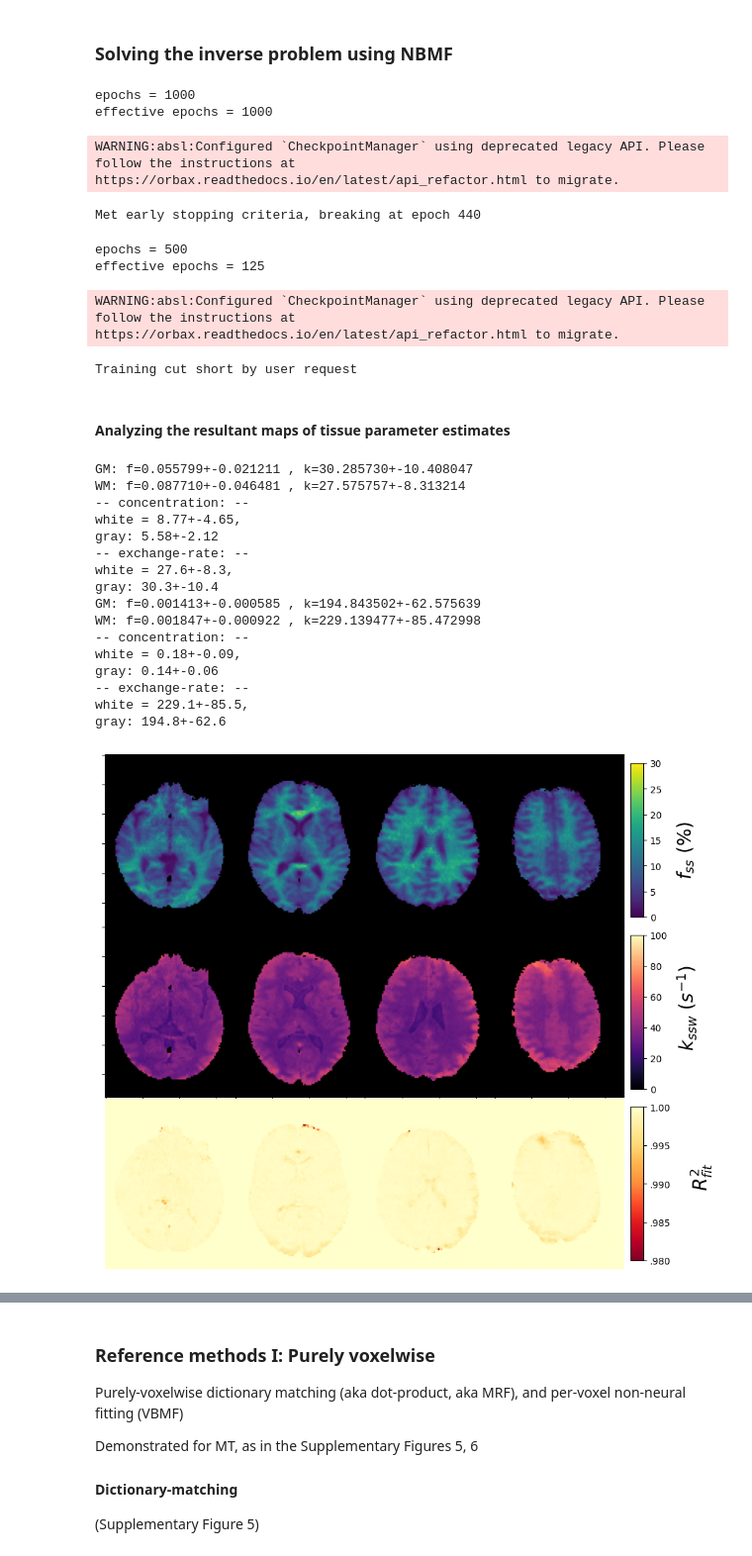
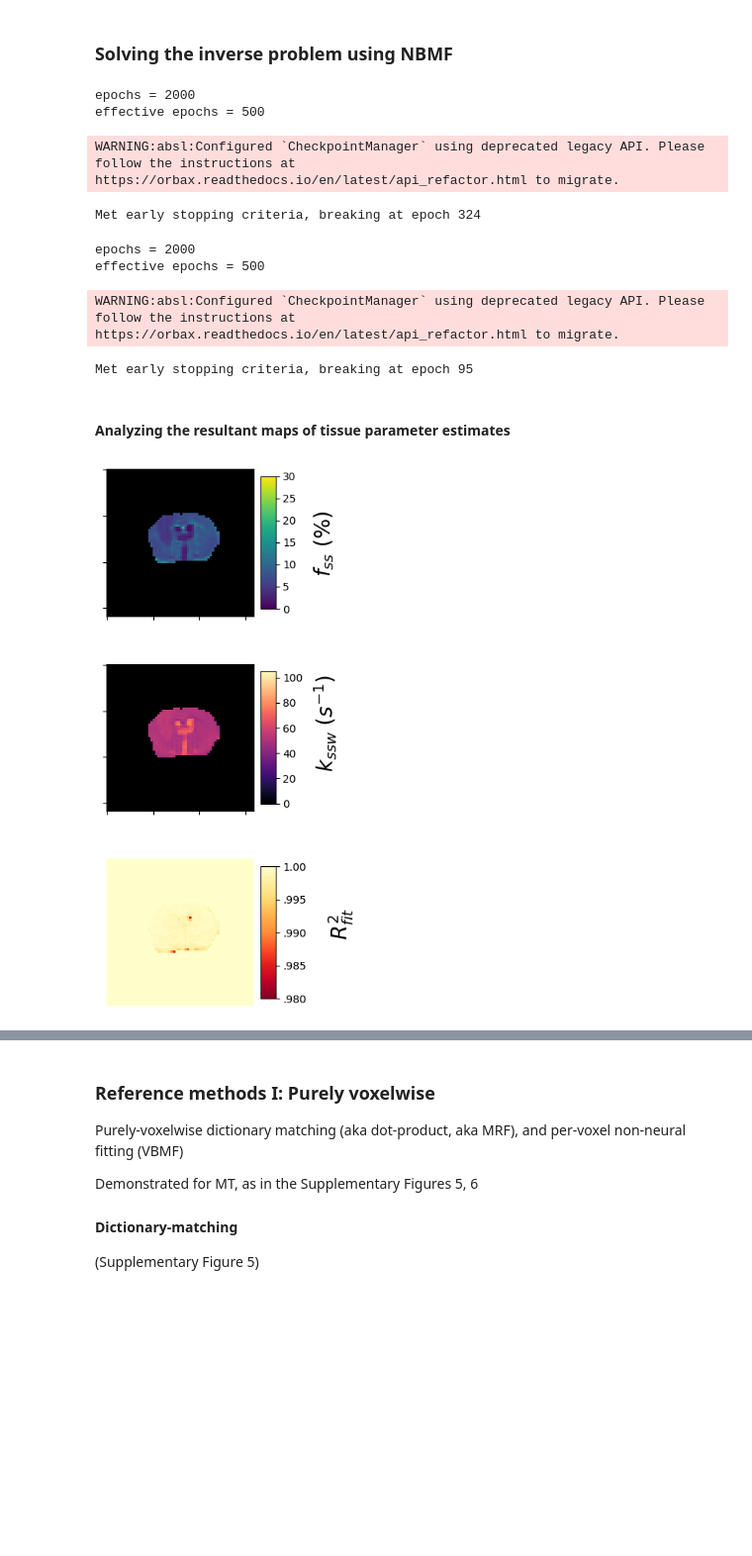
Before and after one commit to ronmoneta-tau/neural-fitting, a Jupyter notebook: Rons/demo_mice.ipynb, the cells around one changed output, grey strips where cells are left out. Shown at 99% size. Saved outputs shown, nothing was run; the diff lists cells and outputs as text; code cells hidden in the pictures; blank space fills up the shorter version.

```diff
--- a/Rons/demo_mice.ipynb
+++ b/Rons/demo_mice.ipynb
@@ -23,6 +23,9 @@ This dataset comprised of auxiliary T1,T2,B0,B1 maps and MT, Amide raw data as w
 sample = True  # [internal] uncomment to use a single-subject full-brain dataset (e.g. "volunteer 8" used in paper)
 inpt = Inputs(Path('/home/ron/pediatric-tumor-mice/Pediatric tumor model_Nov2024/20241120_134917_OrPerlman_ped_tumor_immuno_C3_2R_5_1_3'), "C3_2R_2024-11-20")
 data_xa = inpt.dataset
+data_xa['B0_shift_ppm_map'] *= 0 # TODO: this makes B0 perfect
+data_xa['B1_fix_factor_map'][:] = 1.0 # TODO: this makes B1 perfect
+data.SlicesFeed.norm_type = 'l2'
 data_feed_mt = data.SlicesFeed.from_xarray(data_xa, mt_or_amide='mt',mt_seq_txt_fname=inpt.mt_params_path, larg_seq_txt_fname=inpt.rnoe_params_path)
 data_feed_amide = data.SlicesFeed.from_xarray(data_xa, mt_or_amide='amide',mt_seq_txt_fname=inpt.mt_params_path, larg_seq_txt_fname=inpt.rnoe_params_path)
 # %%
@@ -55,7 +57,6 @@ utils.GMWM_T1T2_boxplot(data_xa)
 # %% [markdown]
 ### Solving the inverse problem using NBMF
 # %%
-
 do_train = True           # set to False to quickly reuse a checkpoint
 sfx = 'sample' if sample else 'brain'
 ckpts = os.path.abspath(f'./ckpts/{sfx}')  # edit for custom flows..
@@ -66,7 +67,10 @@ if sample:
     pipelines.pipeline_config.amide_patience = 20            # ensure convergence?
     # Augmentation by learnt-covariance noise: set to True for more robust training (across attempts/datasets),
     # but somewhat noisier maps - especially for the small sample dataset
-    pipelines.pipeline_config.train_config.tp_noise = True
+    pipelines.pipeline_config.train_config.tp_noise = False
+
+# pipelines.pipeline_config.mt_steps = 100 # TODO: remove
+# pipelines.pipeline_config.amide_steps = 100 # TODO: remove
 
 if do_train:
     shutil.rmtree(f'{ckpts}/mt', ignore_errors=True)
@@ -86,38 +90,26 @@ else:
     # ..ideally, should be stored alongside checkpoint & used to ensure train/test consistency
     #   in pre/post-processing (i.e. network's outputs' interpretation..)
 # %% [output]
-epochs = 1000
-effective epochs = 1000
+epochs = 2000
+effective epochs = 500
 WARNING:absl:Configured `CheckpointManager` using deprecated legacy API. Please follow the instructions at https://orbax.readthedocs.io/en/latest/api_refactor.html to migrate.
-Met early stopping criteria, breaking at epoch 440
+Met early stopping criteria, breaking at epoch 324
-epochs = 500
-effective epochs = 125
+epochs = 2000
+effective epochs = 500
 WARNING:absl:Configured `CheckpointManager` using deprecated legacy API. Please follow the instructions at https://orbax.readthedocs.io/en/latest/api_refactor.html to migrate.
-Training cut short by user request
+Met early stopping criteria, breaking at epoch 95
 # %% [markdown]
 #### Analyzing the resultant maps of tissue parameter estimates
 # %%
+from importlib import reload
+reload(pipelines)
+
 transfer_res, err_mt, err_amide = pipelines.transfer_and_plot(
     brain2test_mt=data_feed_mt, brain2test_amide=data_feed_amide,
     predictor_mt=predictor_mt, predictor_amide=predictor_amide,
     figsfolder='./figs', figsfx='mt', slices=range(data_feed_mt.shape[1]) if sample else None,
-    mask_gray=data_xa.gray_mask.values, mask_white=data_xa.white_mask.values,
+    do_boxplots=False # TODO: change for masks
+    # mask_gray=data_xa.gray_mask.values, mask_white=data_xa.white_mask.values,
     )
 # %% [output]
-GM: f=0.055799+-0.021211 , k=30.285730+-10.408047
-WM: f=0.087710+-0.046481 , k=27.575757+-8.313214
--- concentration: --
-white = 8.77+-4.65,
-gray: 5.58+-2.12
--- exchange-rate: --
-white = 27.6+-8.3,
-gray: 30.3+-10.4
-GM: f=0.001413+-0.000585 , k=194.843502+-62.575639
-WM: f=0.001847+-0.000922 , k=229.139477+-85.472998
--- concentration: --
-white = 0.18+-0.09,
-gray: 0.14+-0.06
--- exchange-rate: --
-white = 229.1+-85.5,
-gray: 194.8+-62.6
-[figure, old version]
+[figure, new version]
```
Also changed, not shown: parts of 5 cells of this notebook, 4 other files.
